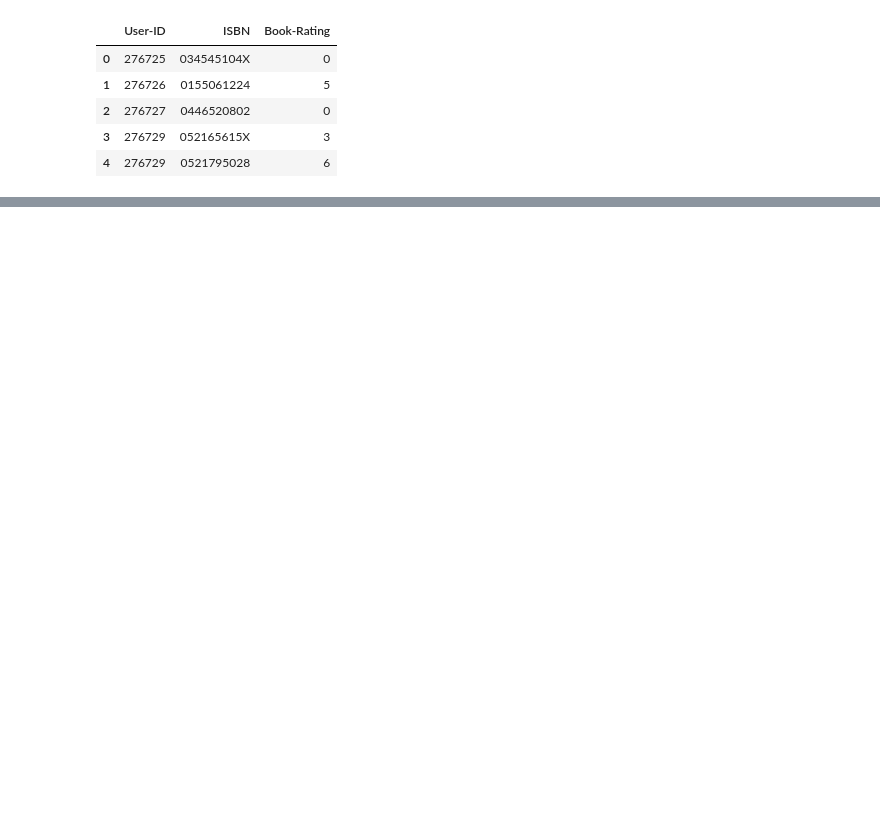
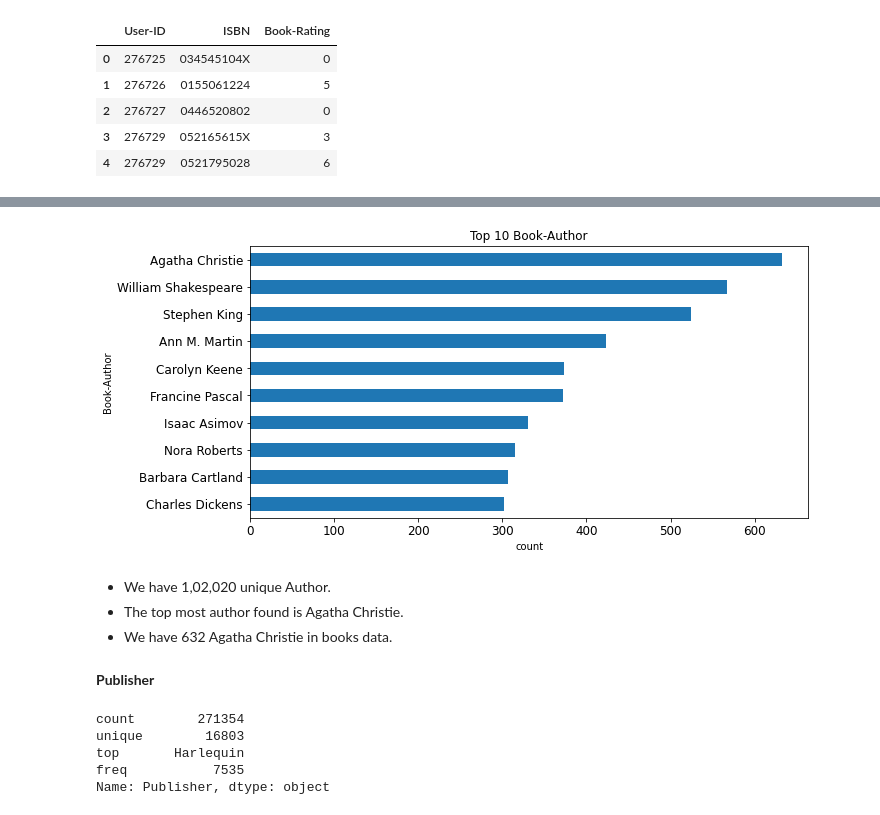
Before and after one commit to AmirKhan6219/Book-Recommendation-System, a Jupyter notebook: Book_Recommendation_System.ipynb, the cells around one changed output, grey strips where cells are left out. Cells and saved outputs as stored; diff of their text form; code cells hidden in the pictures; blank space fills up the shorter version.

```diff
--- a/Book_Recommendation_System.ipynb
+++ b/Book_Recommendation_System.ipynb
@@ -222,0 +333,22 @@ new_rating.head()
+# %%
+fig, axes = plt.subplots(1, 1, figsize=(10, 5))
+_ = book_df['Book-Author'].value_counts().head(10).sort_values(ascending=True).plot(kind = 'barh', title='Top 10 Book-Author', fontsize=12)
+plt.xlabel('count')
+plt.ylabel('Book-Author')
+plt.show()
+# %% [output]
+[figure, added]
+# %% [markdown]
+* We have 1,02,020 unique Author.
+* The top most author found is Agatha Christie.
+* We have 632 Agatha Christie in books data.
+# %% [markdown]
+**Publisher**
+# %%
+book_df['Publisher'].describe()
+# %% [output]
+count        271354
+unique        16803
+top       Harlequin
+freq           7535
+Name: Publisher, dtype: object
```
Also changed, not shown: parts of 160 cells of this notebook.
